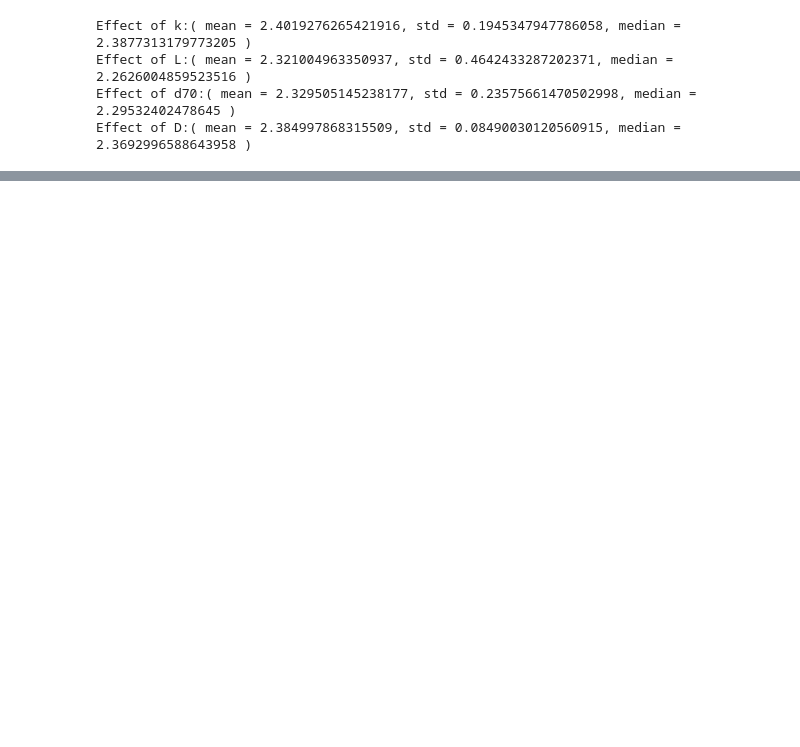
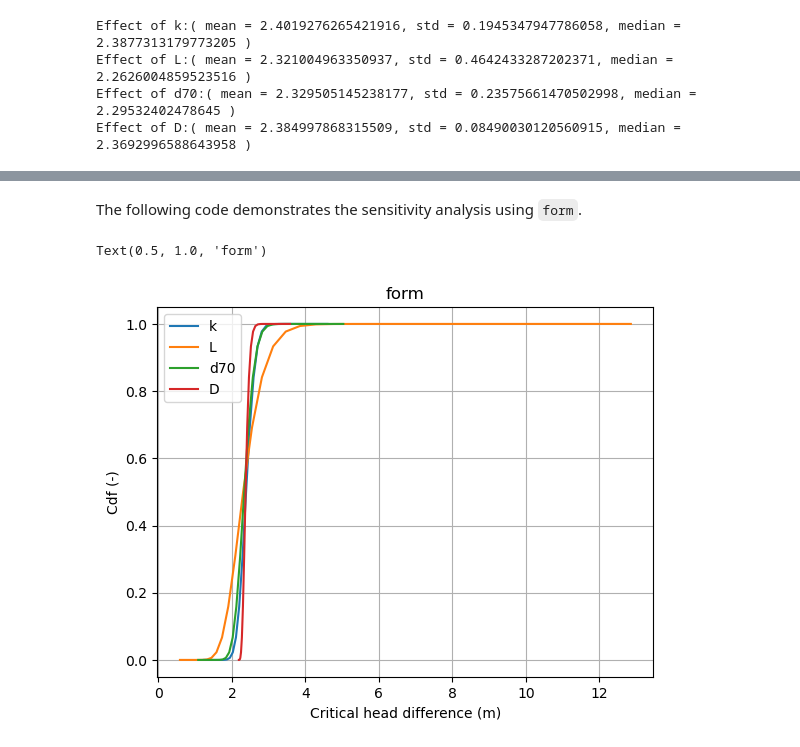
Before and after one commit to Deltares/ProbabilisticLibrary, a Jupyter notebook: sources/Deltares.Probabilistic.PWrapper.Notebooks/sensitivity_analysis.ipynb, the cells around one changed output, grey strips where cells are left out. Drawn from its saved outputs; the diff is of its cells as text; code cells hidden in the pictures; blank space fills up the shorter version.

```diff
--- a/sources/Deltares.Probabilistic.PWrapper.Notebooks/sensitivity_analysis.ipynb
+++ b/sources/Deltares.Probabilistic.PWrapper.Notebooks/sensitivity_analysis.ipynb
@@ -123,0 +127,14 @@ bin = (2.769206576843731, 2.775830293911712), amount = 1.0
+# %%
+project.settings.sensitivity_method = "fosm"
+
+for var in ["k", "L", "d70", "D"]:
+
+        project.variables[var].distribution = "log_normal"
+        project.variables[var].deviation = project.variables[var].mean*0.25
+
+        project.run()
+        sens = project.stochast
+
+        print(f"Effect of {var}:( mean = {sens.mean}, std = {sens.deviation}, median = {sens.get_quantile(0.5)} )")
+
+        project.variables[var].distribution = "deterministic"
@@ -123,0 +146,29 @@ bin = (2.769206576843731, 2.775830293911712), amount = 1.0
+# %% [markdown]
+The following code demonstrates the sensitivity analysis using `form`.
+# %%
+project.settings.sensitivity_method = "form"
+
+plt.figure()
+for var in ["k", "L", "d70", "D"]:
+
+        project.variables[var].distribution = "log_normal"
+        project.variables[var].deviation = project.variables[var].mean*0.25
+
+        project.run()
+        sens = project.stochast
+
+        x = [sens.fragility_values[ii].x for ii in range(0, len(sens.fragility_values))]
+        prob = [sens.fragility_values[ii].probability_of_non_failure for ii in range(0, len(sens.fragility_values))]
+
+        plt.plot(x, prob, label=var)
+
+        project.variables[var].distribution = "deterministic"
+
+plt.grid()
+plt.xlabel("Critical head difference (m)")
+plt.ylabel("Cdf (-)")
+plt.legend()
+plt.title(project.settings.sensitivity_method)
+# %% [output]
+Text(0.5, 1.0, 'form')
+[figure, added]
```
Also changed, not shown: parts of 7 cells of this notebook.
